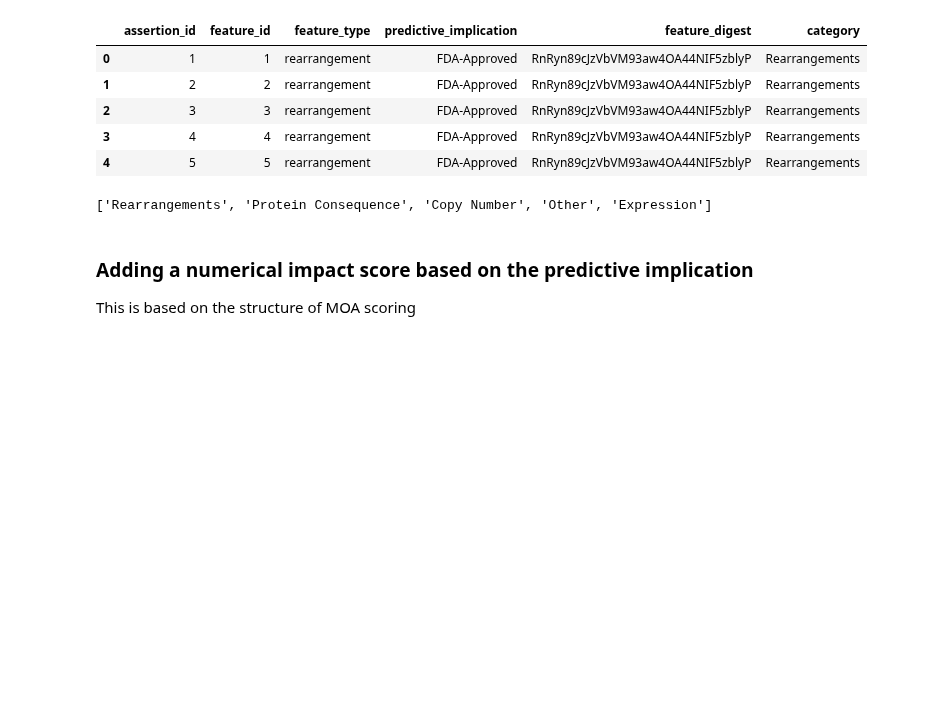
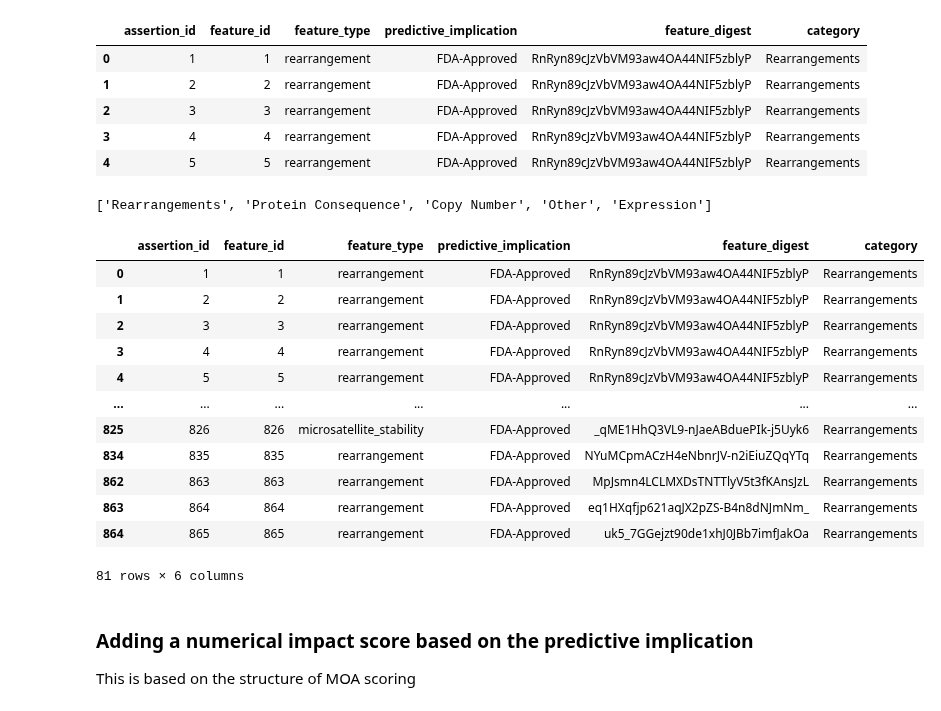
Before and after one commit to cancervariants/variation-normalization, a Jupyter notebook: notebooks/analysis/moa/moa_assertion_analysis.ipynb, the cells around one changed output. Drawn from its saved outputs; the diff is of its cells as text; code cells hidden in the pictures; blank space fills up the shorter version.

```diff
--- a/notebooks/analysis/moa/moa_assertion_analysis.ipynb
+++ b/notebooks/analysis/moa/moa_assertion_analysis.ipynb
@@ -177,6 +177,22 @@ moa_df.head()
 list(moa_df.category.unique())
 # %% [output]
 ['Rearrangements', 'Protein Consequence', 'Copy Number', 'Other', 'Expression']
+# %%
+moa_df[moa_df.category == VariantCategory.REARRANGEMENTS]
+# %% [output]
+|  | assertion_id | feature_id | feature_type | predictive_implication | feature_digest | category |
+| 0 | 1 | 1 | rearrangement | FDA-Approved | RnRyn89cJzVbVM93aw4OA44NIF5zblyP | Rearrangements |
+| 1 | 2 | 2 | rearrangement | FDA-Approved | RnRyn89cJzVbVM93aw4OA44NIF5zblyP | Rearrangements |
+| 2 | 3 | 3 | rearrangement | FDA-Approved | RnRyn89cJzVbVM93aw4OA44NIF5zblyP | Rearrangements |
+| 3 | 4 | 4 | rearrangement | FDA-Approved | RnRyn89cJzVbVM93aw4OA44NIF5zblyP | Rearrangements |
+| 4 | 5 | 5 | rearrangement | FDA-Approved | RnRyn89cJzVbVM93aw4OA44NIF5zblyP | Rearrangements |
+| ... | ... | ... | ... | ... | ... | ... |
+| 825 | 826 | 826 | microsatellite_stability | FDA-Approved | _qME1HhQ3VL9-nJaeABduePIk-j5Uyk6 | Rearrangements |
+| 834 | 835 | 835 | rearrangement | FDA-Approved | NYuMCpmACzH4eNbnrJV-n2iEiuZQqYTq | Rearrangements |
+| 862 | 863 | 863 | rearrangement | FDA-Approved | MpJsmn4LCLMXDsTNTTlyV5t3fKAnsJzL | Rearrangements |
+| 863 | 864 | 864 | rearrangement | FDA-Approved | eq1HXqfjp621aqJX2pZS-B4n8dNJmNm_ | Rearrangements |
+| 864 | 865 | 865 | rearrangement | FDA-Approved | uk5_7GGejzt90de1xhJ0JBb7imfJakOa | Rearrangements |
+81 rows × 6 columns
 # %% [markdown]
 ### Adding a numerical impact score based on the predictive implication
 This is based on the structure of MOA scoring
```
Also changed, not shown: parts of 7 cells of this notebook.
